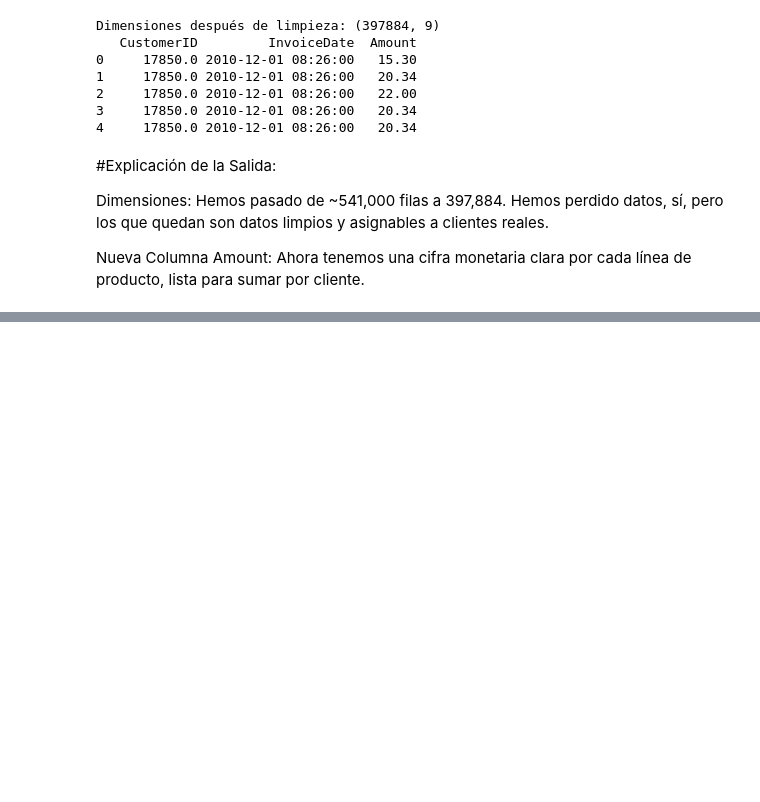
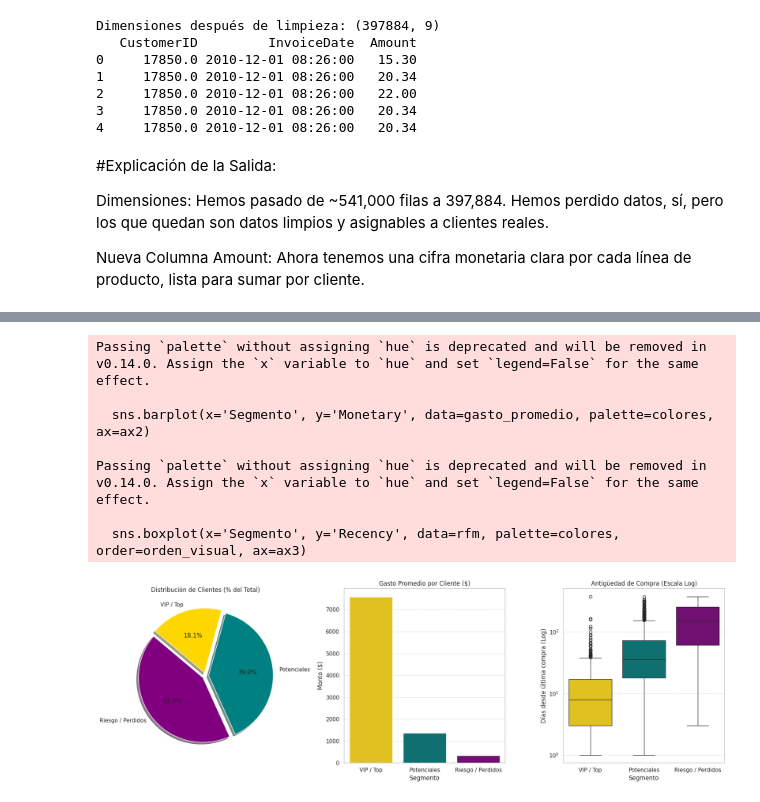
Before and after one commit to Caarlosgg/CLustering_ComercioMinorista, a Jupyter notebook: Clustering.ipynb, the cells around one changed output, grey strips where cells are left out. Saved outputs shown, nothing was run; the diff lists cells and outputs as text; code cells hidden in the pictures; blank space fills up the shorter version.

```diff
--- a/Clustering.ipynb
+++ b/Clustering.ipynb
@@ -115,0 +448,58 @@ Nueva Columna Amount: Ahora tenemos una cifra monetaria clara por cada línea de
+# %%
+import matplotlib.pyplot as plt
+import seaborn as sns
+
+# --- Parte 7.1: Dashboard de Perfilado de Clústeres ---
+
+# 1. Configuración Estética "Pro"
+# Definimos colores corporativos fijos para mantener coherencia en todas las gráficas
+# VIP = Dorado (Valor), Potenciales = Verde (Esperanza/Crecimiento), Riesgo = Morado/Oscuro (Alerta)
+colores = {'VIP / Top': 'gold', 'Potenciales': 'teal', 'Riesgo / Perdidos': 'purple'}
+orden_visual = ['VIP / Top', 'Potenciales', 'Riesgo / Perdidos']
+
+# Crear el lienzo grande (Figure)
+fig = plt.figure(figsize=(18, 6))
+
+# --- GRÁFICA 1: TAMAÑO DEL MERCADO (Pie Chart) ---
+ax1 = plt.subplot(1, 3, 1)
+conteo = rfm['Segmento'].value_counts()
+# Truco Pro: Asegurar que los colores coincidan con las etiquetas del pastel
+colores_pie = [colores[k] for k in conteo.index]
+
+ax1.pie(conteo, labels=conteo.index, autopct='%1.1f%%',
+        startangle=140, colors=colores_pie, explode=(0.05, 0.05, 0.05), shadow=True)
+ax1.set_title('Distribución de Clientes (% del Total)')
+
+
+# --- GRÁFICA 2: VALOR DEL CLIENTE (Bar Plot) ---
+ax2 = plt.subplot(1, 3, 2)
+# Calculamos el gasto promedio para ordenarlo
+gasto_promedio = rfm.groupby('Segmento')['Monetary'].mean().reindex(orden_visual).reset_index()
+
+sns.barplot(x='Segmento', y='Monetary', data=gasto_promedio, palette=colores, ax=ax2)
+ax2.set_title('Gasto Promedio por Cliente ($)')
+ax2.set_ylabel('Monto ($)')
+ax2.grid(axis='y', linestyle='--', alpha=0.7) # Añade una rejilla suave para leer mejor
+
+
+# --- GRÁFICA 3: ANTIGÜEDAD (Boxplot con Escala Log) ---
+ax3 = plt.subplot(1, 3, 3)
+# Esta gráfica es clave para ver la retención
+sns.boxplot(x='Segmento', y='Recency', data=rfm, palette=colores, order=orden_visual, ax=ax3)
+
+ax3.set_yscale('log') # <--- CLAVE: Escala Logarítmica para ver bien las diferencias
+ax3.set_title('Antigüedad de Compra (Escala Log)')
+ax3.set_ylabel('Días desde última compra (Log)')
+ax3.grid(axis='y', linestyle='--', alpha=0.7)
+
+plt.tight_layout()
+plt.show()
+# %% [output]
+Passing `palette` without assigning `hue` is deprecated and will be removed in v0.14.0. Assign the `x` variable to `hue` and set `legend=False` for the same effect.
+
+  sns.barplot(x='Segmento', y='Monetary', data=gasto_promedio, palette=colores, ax=ax2)
+
+Passing `palette` without assigning `hue` is deprecated and will be removed in v0.14.0. Assign the `x` variable to `hue` and set `legend=False` for the same effect.
+
+  sns.boxplot(x='Segmento', y='Recency', data=rfm, palette=colores, order=orden_visual, ax=ax3)
+[figure, added]
```
Also changed, not shown: parts of 20 cells of this notebook.
